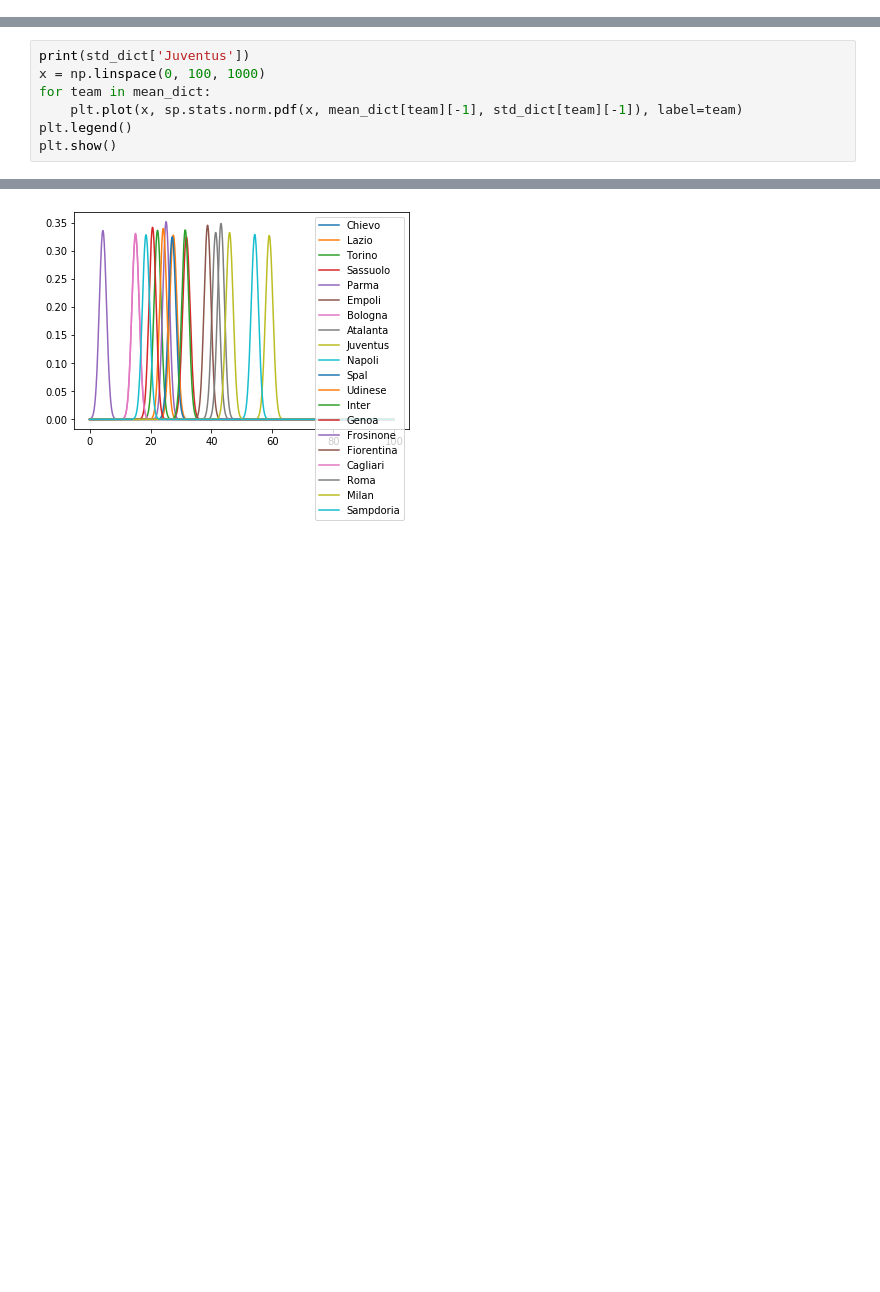
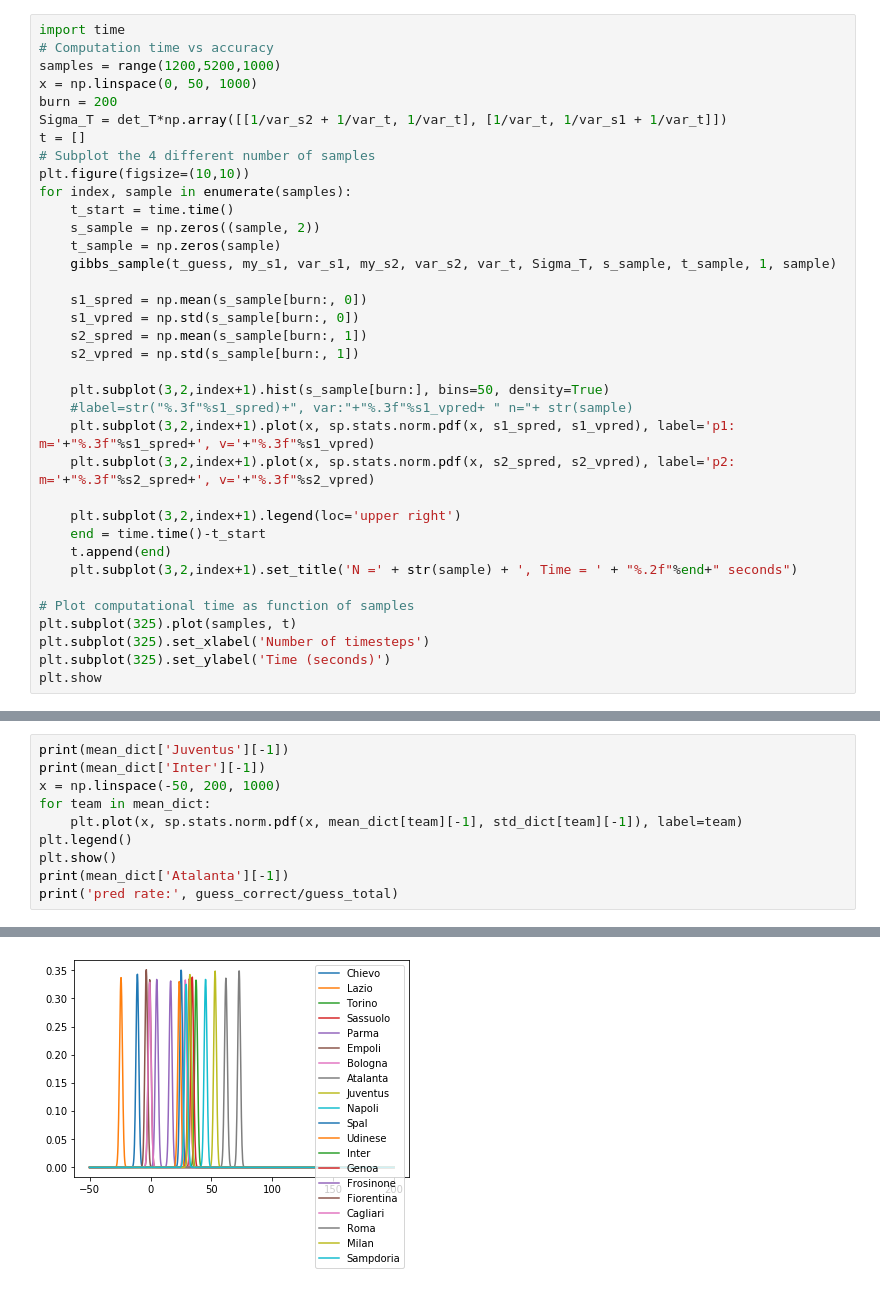
Before and after one commit to EysiW/matchmakingProject, a Jupyter notebook: main.ipynb, the cells around one changed output, grey strips where cells are left out. Cells and saved outputs as stored; diff of their text form; blank space fills up the shorter version.

```diff
--- a/main.ipynb
+++ b/main.ipynb
@@ -96,0 +132,36 @@ plt.show()
+# %%
+import time
+# Computation time vs accuracy
+samples = range(1200,5200,1000)
+x = np.linspace(0, 50, 1000)
+burn = 200
+Sigma_T = det_T*np.array([[1/var_s2 + 1/var_t, 1/var_t], [1/var_t, 1/var_s1 + 1/var_t]])
+t = []
+# Subplot the 4 different number of samples
+plt.figure(figsize=(10,10))
+for index, sample in enumerate(samples):
+    t_start = time.time()
+    s_sample = np.zeros((sample, 2))
+    t_sample = np.zeros(sample)
+    gibbs_sample(t_guess, my_s1, var_s1, my_s2, var_s2, var_t, Sigma_T, s_sample, t_sample, 1, sample)
+
+    s1_spred = np.mean(s_sample[burn:, 0])
+    s1_vpred = np.std(s_sample[burn:, 0])
+    s2_spred = np.mean(s_sample[burn:, 1])
+    s2_vpred = np.std(s_sample[burn:, 1])
+
+    plt.subplot(3,2,index+1).hist(s_sample[burn:], bins=50, density=True)
+    #label=str("%.3f"%s1_spred)+", var:"+"%.3f"%s1_vpred+ " n="+ str(sample)
+    plt.subplot(3,2,index+1).plot(x, sp.stats.norm.pdf(x, s1_spred, s1_vpred), label='p1: m='+"%.3f"%s1_spred+', v='+"%.3f"%s1_vpred)
+    plt.subplot(3,2,index+1).plot(x, sp.stats.norm.pdf(x, s2_spred, s2_vpred), label='p2: m='+"%.3f"%s2_spred+', v='+"%.3f"%s2_vpred)
+
+    plt.subplot(3,2,index+1).legend(loc='upper right')
+    end = time.time()-t_start
+    t.append(end)
+    plt.subplot(3,2,index+1).set_title('N =' + str(sample) + ', Time = ' + "%.2f"%end+" seconds")
+
+# Plot computational time as function of samples
+plt.subplot(325).plot(samples, t)
+plt.subplot(325).set_xlabel('Number of timesteps')
+plt.subplot(325).set_ylabel('Time (seconds)')
+plt.show
@@ -168,8 +266,11 @@ no update, draw
 # %%
-print(std_dict['Juventus'])
-x = np.linspace(0, 100, 1000)
+print(mean_dict['Juventus'][-1])
+print(mean_dict['Inter'][-1])
+x = np.linspace(-50, 200, 1000)
 for team in mean_dict:
     plt.plot(x, sp.stats.norm.pdf(x, mean_dict[team][-1], std_dict[team][-1]), label=team)
 plt.legend()
 plt.show()
+print(mean_dict['Atalanta'][-1])
+print('pred rate:', guess_correct/guess_total)
 # %% [output]
@@ -177 +279 @@ plt.show()
-[figure, old version]
+[figure, new version]
```
Also changed, not shown: parts of 7 cells of this notebook, 1 other file.
